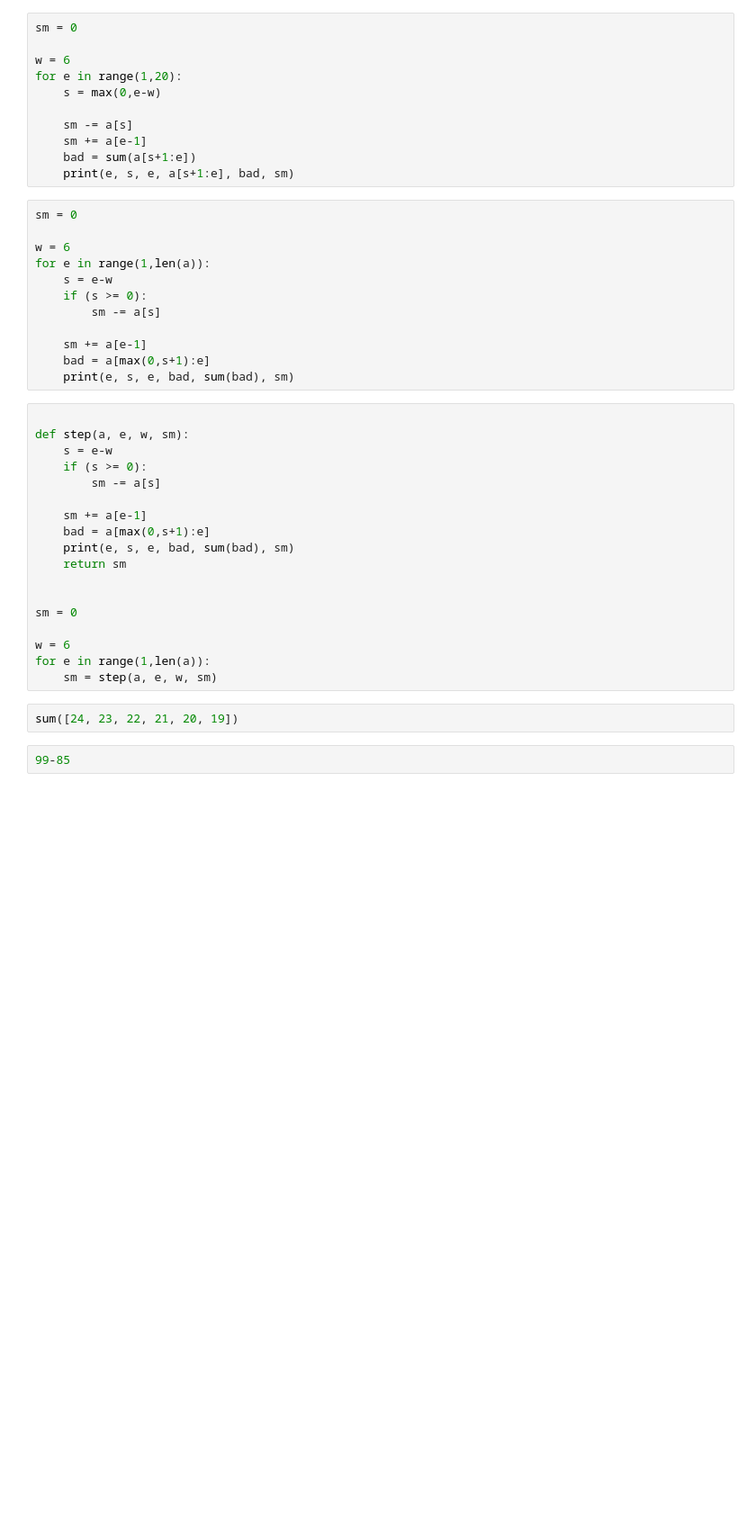
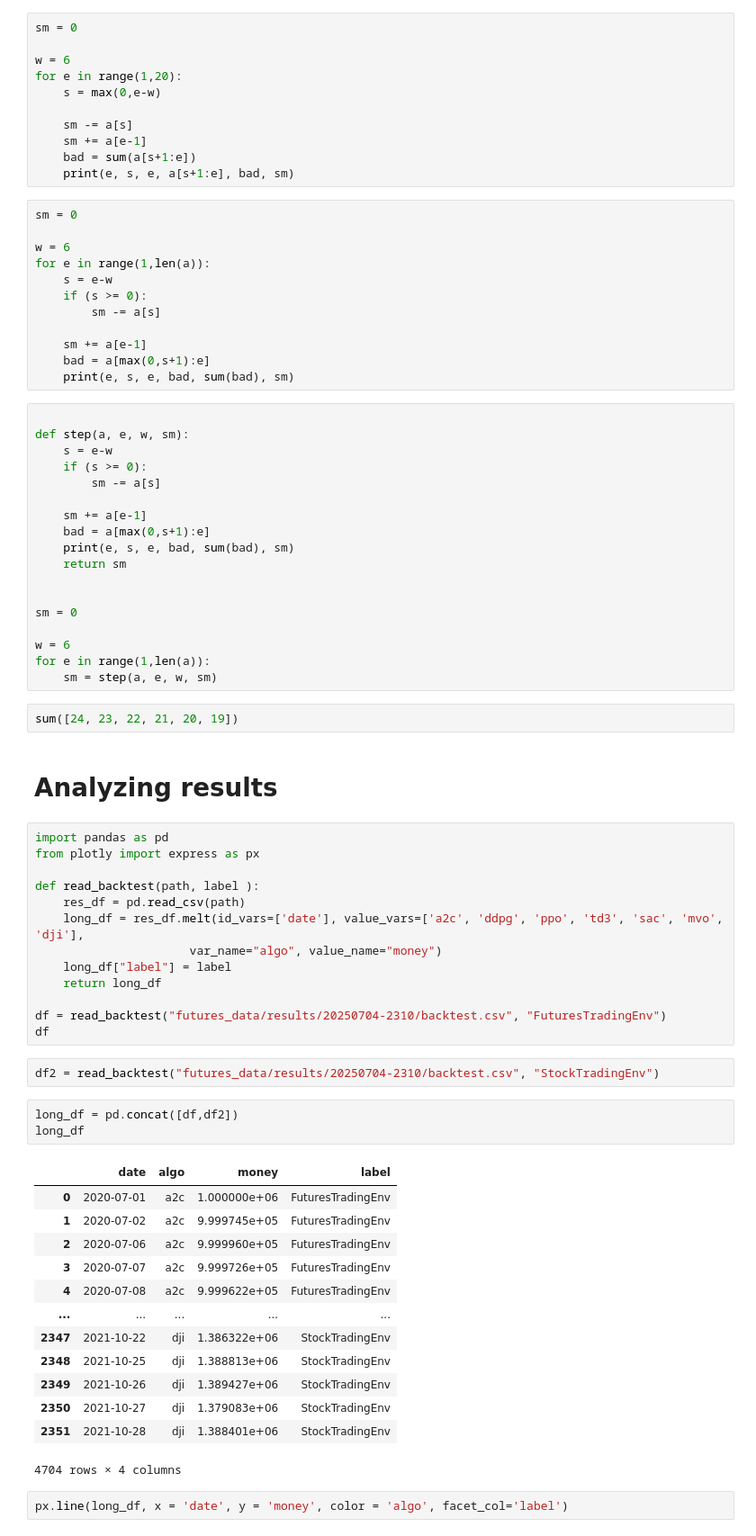
Before and after one commit to talverber/FinRL_Futures_V2, a Jupyter notebook: Futures.ipynb, the cells around one changed output. Shown at 90% size. Saved outputs shown, nothing was run; the diff lists cells and outputs as text; blank space fills up the shorter version.

```diff
--- a/Futures.ipynb
+++ b/Futures.ipynb
@@ -254,5 +423,39 @@ for e in range(1,len(a)):
     sm = step(a, e, w, sm)
 # %%
 sum([24, 23, 22, 21, 20, 19])
-# %%
-99-85
+# %% [markdown]
+# Analyzing results
+# %%
+import pandas as pd
+from plotly import express as px
+
+def read_backtest(path, label ):
+    res_df = pd.read_csv(path)
+    long_df = res_df.melt(id_vars=['date'], value_vars=['a2c', 'ddpg', 'ppo', 'td3', 'sac', 'mvo', 'dji'],
+                      var_name="algo", value_name="money")
+    long_df["label"] = label
+    return long_df
+
+df = read_backtest("futures_data/results/20250704-2310/backtest.csv", "FuturesTradingEnv")
+df
+# %%
+df2 = read_backtest("futures_data/results/20250704-2310/backtest.csv", "StockTradingEnv")
+# %%
+long_df = pd.concat([df,df2])
+long_df
+# %% [output]
+|  | date | algo | money | label |
+| 0 | 2020-07-01 | a2c | 1.000000e+06 | FuturesTradingEnv |
+| 1 | 2020-07-02 | a2c | 9.999745e+05 | FuturesTradingEnv |
+| 2 | 2020-07-06 | a2c | 9.999960e+05 | FuturesTradingEnv |
+| 3 | 2020-07-07 | a2c | 9.999726e+05 | FuturesTradingEnv |
+| 4 | 2020-07-08 | a2c | 9.999622e+05 | FuturesTradingEnv |
+| ... | ... | ... | ... | ... |
+| 2347 | 2021-10-22 | dji | 1.386322e+06 | StockTradingEnv |
+| 2348 | 2021-10-25 | dji | 1.388813e+06 | StockTradingEnv |
+| 2349 | 2021-10-26 | dji | 1.389427e+06 | StockTradingEnv |
+| 2350 | 2021-10-27 | dji | 1.379083e+06 | StockTradingEnv |
+| 2351 | 2021-10-28 | dji | 1.388401e+06 | StockTradingEnv |
+4704 rows × 4 columns
+# %%
+px.line(long_df, x = 'date', y = 'money', color = 'algo', facet_col='label')
```
Also changed, not shown: parts of 26 cells of this notebook, 1 other file.
